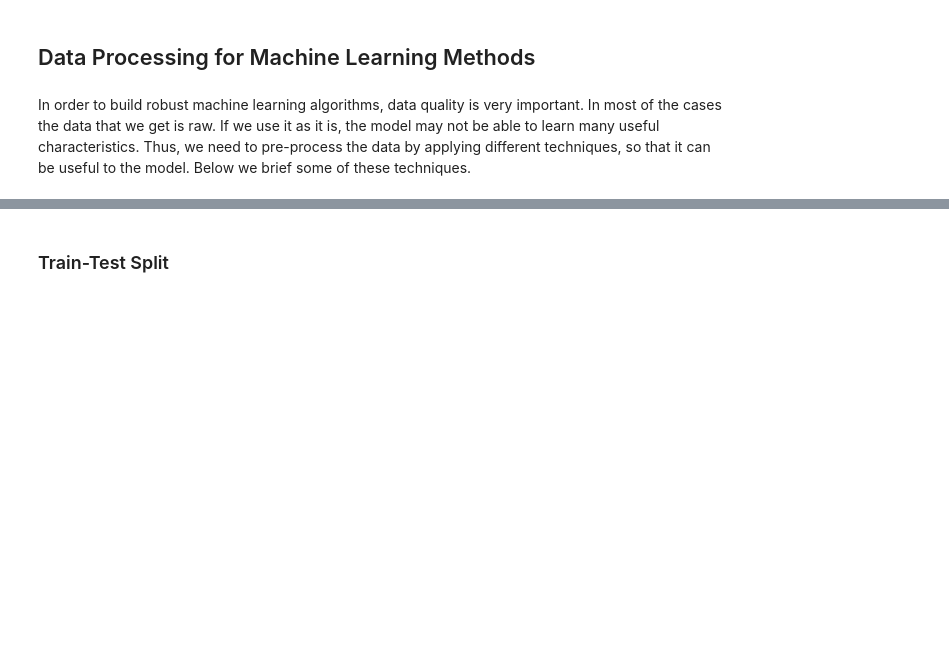
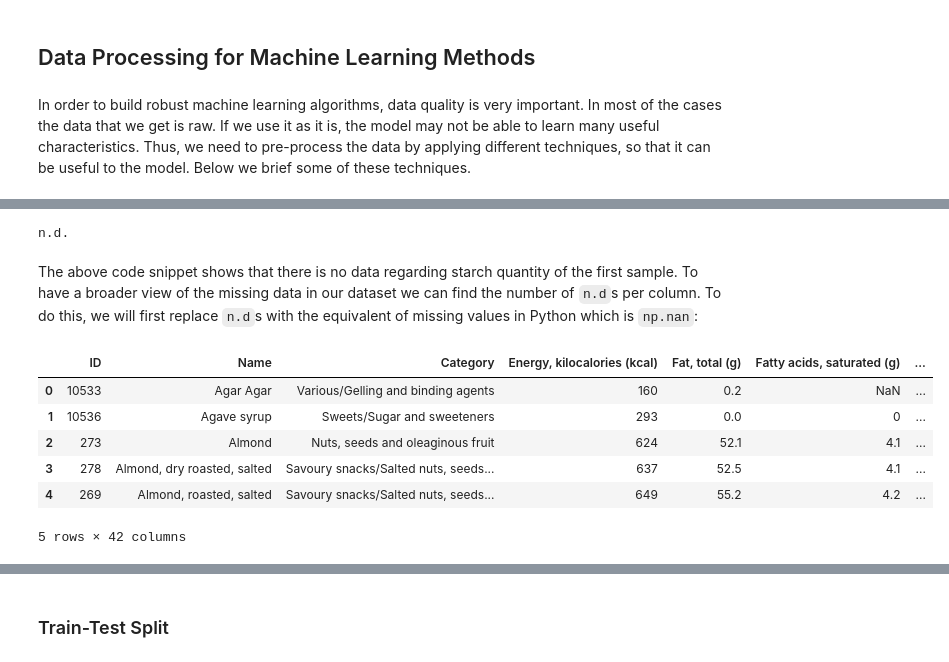
Before and after one commit to fsb-edu/ML4Food, a Jupyter notebook: Overview.ipynb, the cells around one changed output, grey strips where cells are left out. Drawn from its saved outputs; the diff is of its cells as text; code cells hidden in the pictures; blank space fills up the shorter version.

```diff
--- a/Overview.ipynb
+++ b/Overview.ipynb
@@ -68,0 +119,6 @@ In order to build robust machine learning algorithms, data quality is very impor
+# %%
+print(dataset['Starch (g)'][0])
+# %% [output]
+n.d.
+# %% [markdown]
+The above code snippet shows that there is no data regarding starch quantity of the first sample. To have a broader view of the missing data in our dataset we can find the number of `n.d`s per column. To do this, we will first replace `n.d`s with the equivalent of missing values in Python which is `np.nan`:
@@ -68,0 +129,10 @@ In order to build robust machine learning algorithms, data quality is very impor
+# %%
+dataset.head()
+# %% [output]
+|  | ID | Name | Category | Energy, kilocalories (kcal) | Fat, total (g) | Fatty acids, saturated (g) | ... |
+| 0 | 10533 | Agar Agar | Various/Gelling and binding agents | 160 | 0.2 | NaN | ... |
+| 1 | 10536 | Agave syrup | Sweets/Sugar and sweeteners | 293 | 0.0 | 0 | ... |
+| 2 | 273 | Almond | Nuts, seeds and oleaginous fruit | 624 | 52.1 | 4.1 | ... |
+| 3 | 278 | Almond, dry roasted, salted | Savoury snacks/Salted nuts, seeds... | 637 | 52.5 | 4.1 | ... |
+| 4 | 269 | Almond, roasted, salted | Savoury snacks/Salted nuts, seeds... | 649 | 55.2 | 4.2 | ... |
+5 rows × 42 columns
```
Also changed, not shown: parts of 33 cells of this notebook, 3 other files.
